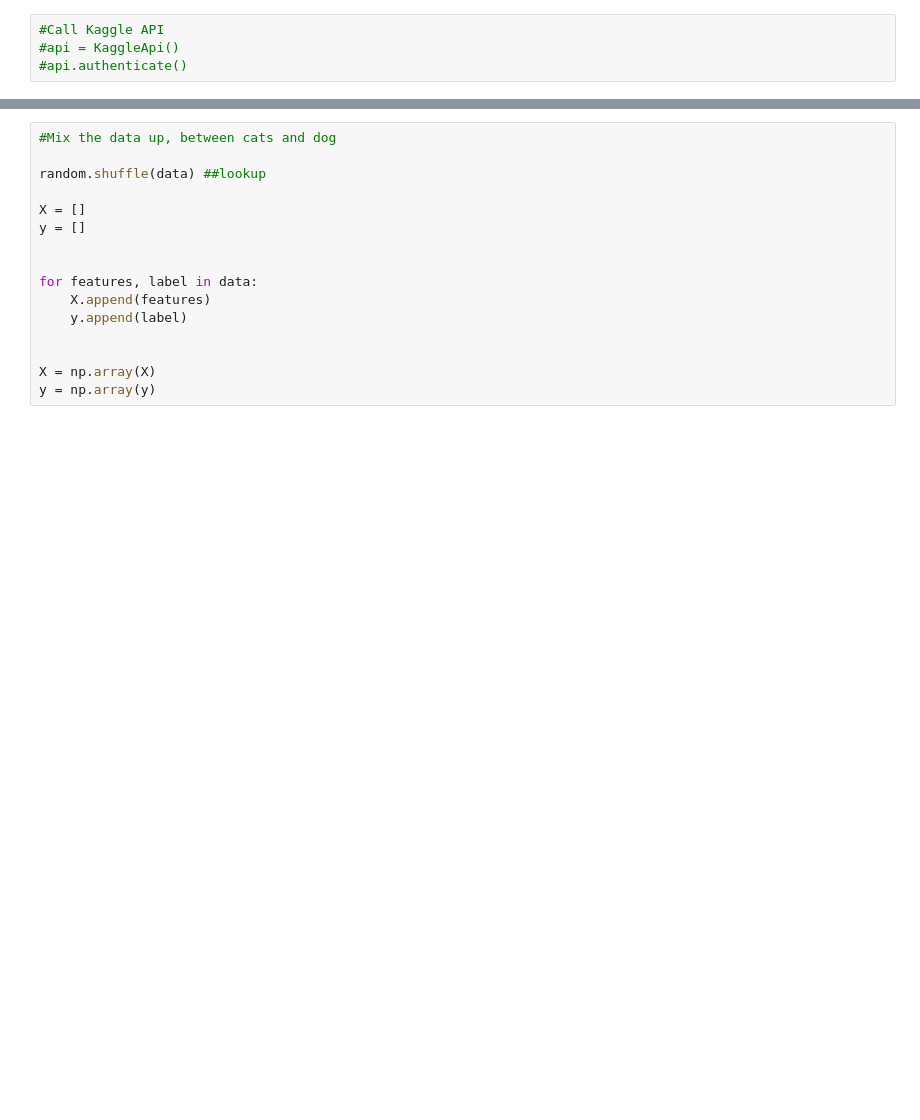
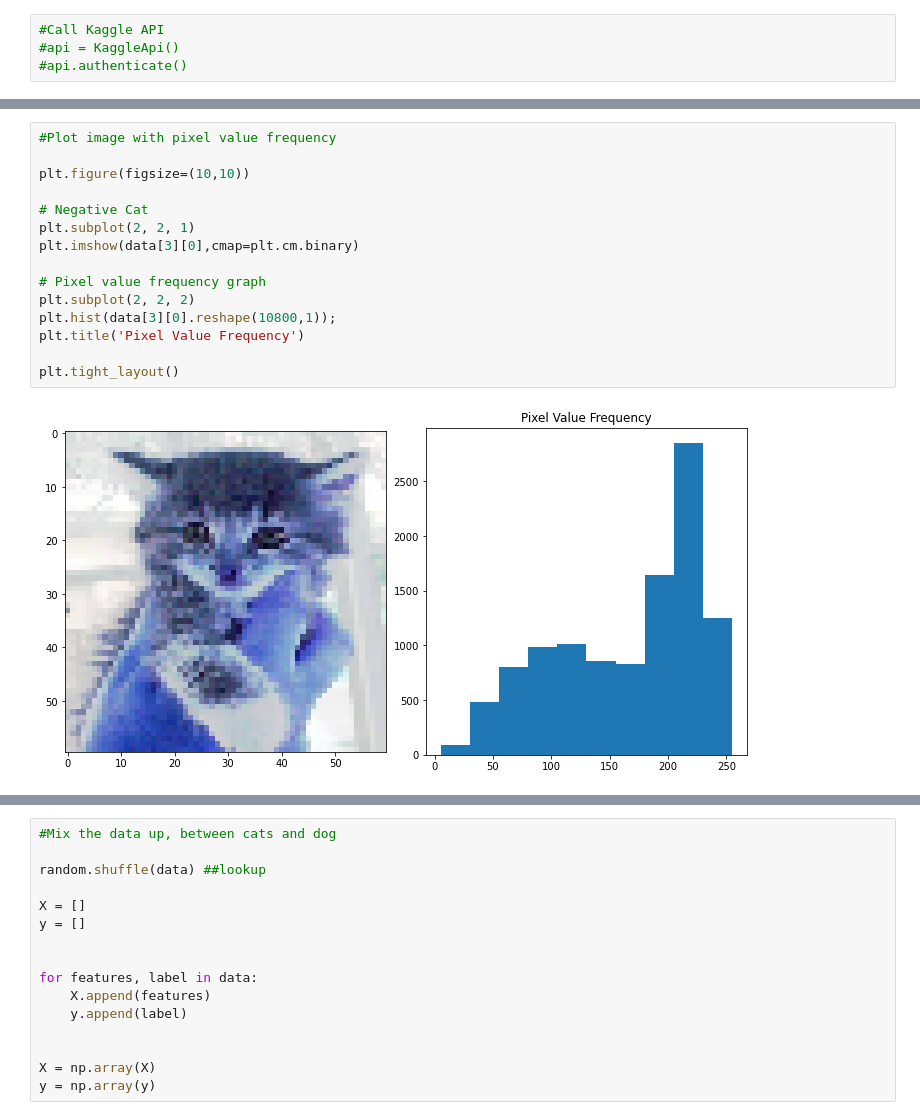
Before and after one commit to TheResearchLab/Convolutional-Neural-Networks, a Jupyter notebook: Cat vs Dog (Convolutional Neural Networks).ipynb, the cells around one changed output, grey strips where cells are left out. Saved outputs shown, nothing was run; the diff lists cells and outputs as text; blank space fills up the shorter version.

```diff
--- a/Cat vs Dog (Convolutional Neural Networks).ipynb
+++ b/Cat vs Dog (Convolutional Neural Networks).ipynb
@@ -51,0 +65,17 @@ plt.show()
+# %%
+#Plot image with pixel value frequency
+
+plt.figure(figsize=(10,10))
+
+# Negative Cat
+plt.subplot(2, 2, 1)
+plt.imshow(data[3][0],cmap=plt.cm.binary)
+
+# Pixel value frequency graph
+plt.subplot(2, 2, 2)
+plt.hist(data[3][0].reshape(10800,1));
+plt.title('Pixel Value Frequency')
+
+plt.tight_layout()
+# %% [output]
+[figure, added]
```
Also changed, not shown: parts of 19 cells of this notebook.
